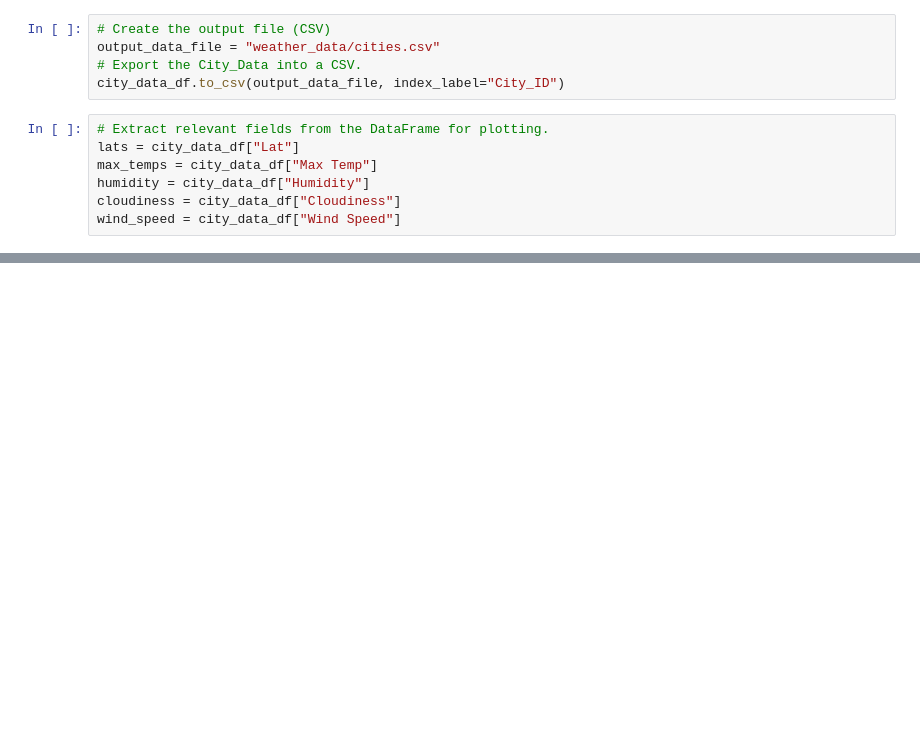
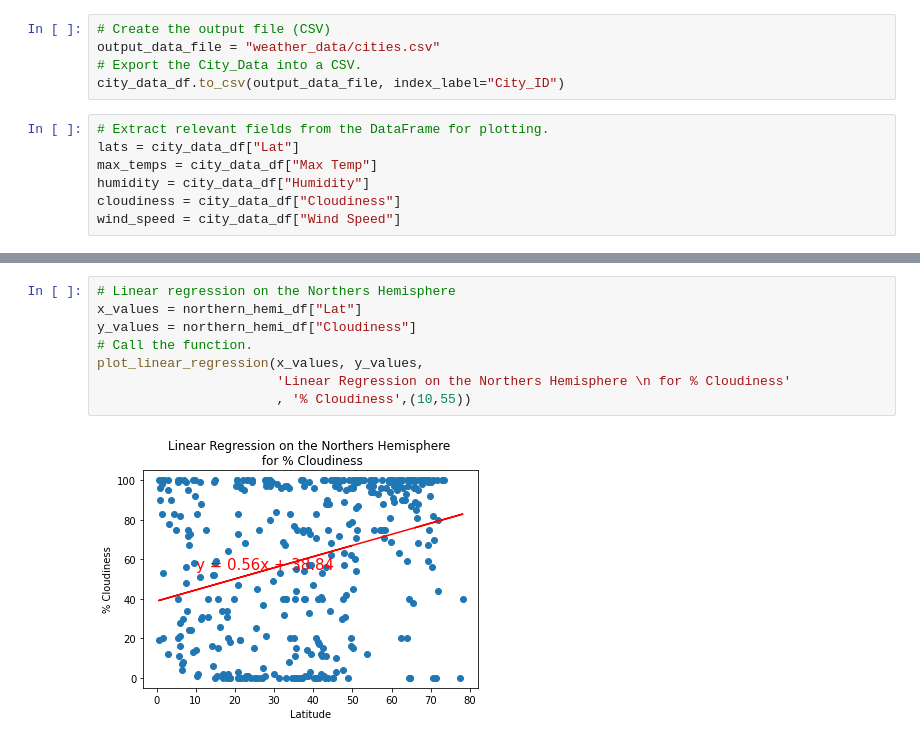
Before and after one commit to ayyray/World_Weather_Analysis, a Jupyter notebook: WeatherPy.ipynb, the cells around one changed output, grey strips where cells are left out. Saved outputs shown, nothing was run; the diff lists cells and outputs as text; blank space fills up the shorter version.

```diff
--- a/WeatherPy.ipynb
+++ b/WeatherPy.ipynb
@@ -406,0 +476,10 @@ plt.show()
+# %%
+# Linear regression on the Northers Hemisphere
+x_values = northern_hemi_df["Lat"]
+y_values = northern_hemi_df["Cloudiness"]
+# Call the function.
+plot_linear_regression(x_values, y_values,
+                       'Linear Regression on the Northers Hemisphere \n for % Cloudiness'
+                       , '% Cloudiness',(10,55))
+# %% [output]
+[figure, added]
```
Also changed, not shown: parts of 32 cells of this notebook, 13 other files.
